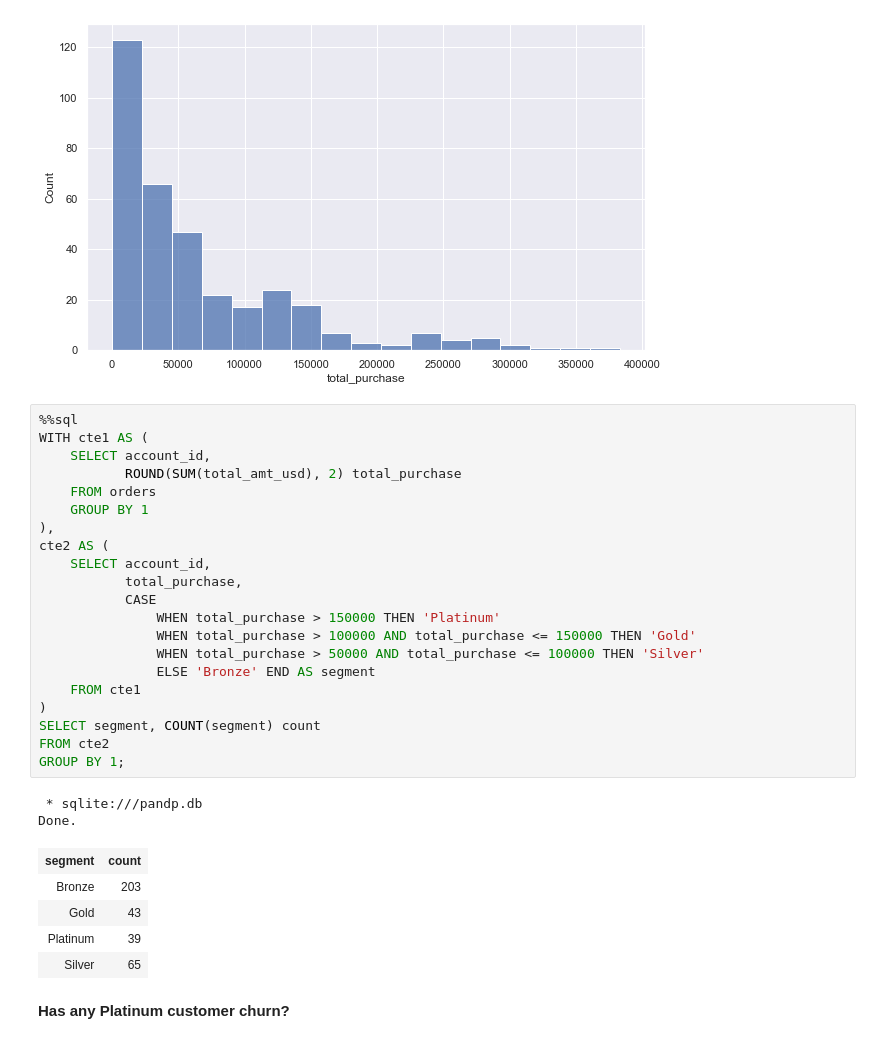
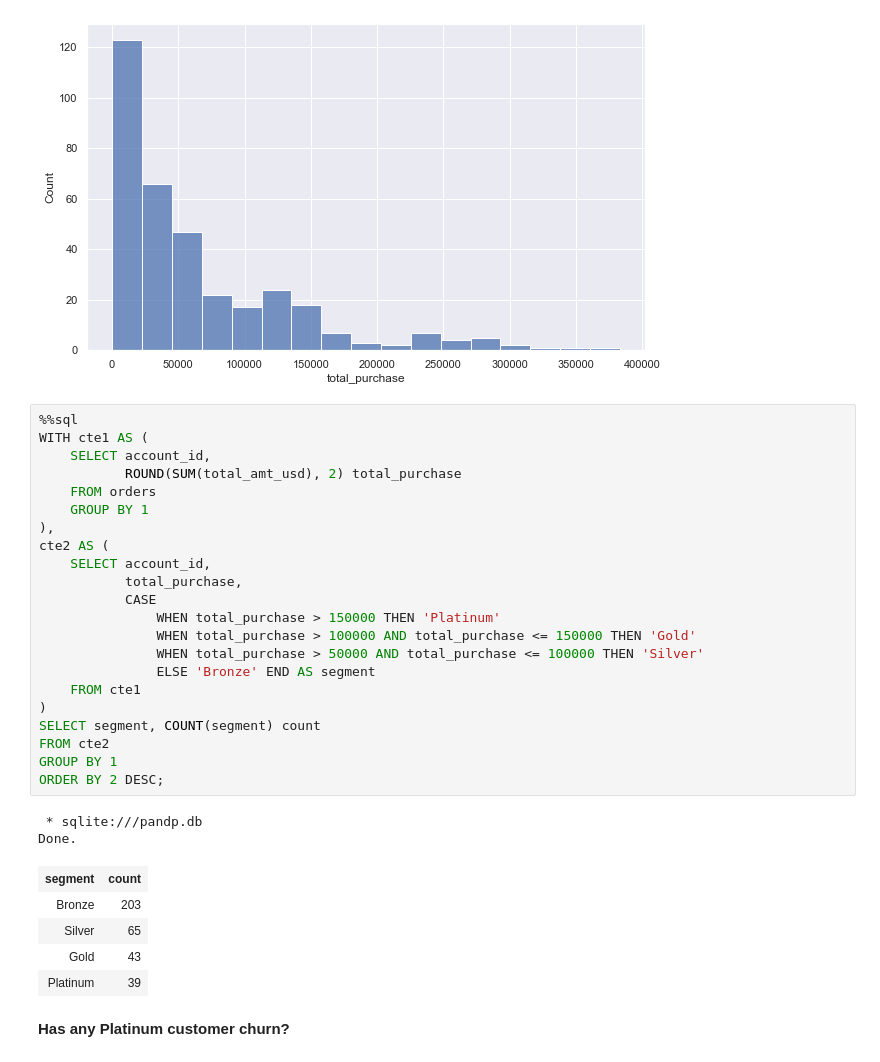
Before and after one commit to BuhariS/Interrogation-of-the-Parch-Posey-Database, a Jupyter notebook: Interrogation of the Parch & Posey Database.ipynb, the cells around one changed output. Drawn from its saved outputs; the diff is of its cells as text.

```diff
--- a/Interrogation of the Parch & Posey Database.ipynb
+++ b/Interrogation of the Parch & Posey Database.ipynb
@@ -505,32 +555,33 @@ plt.show()
 # %%
 %%sql
 WITH cte1 AS (
     SELECT account_id,
            ROUND(SUM(total_amt_usd), 2) total_purchase
     FROM orders
     GROUP BY 1
 ),
 cte2 AS (
     SELECT account_id,
            total_purchase,
            CASE
                WHEN total_purchase > 150000 THEN 'Platinum'
                WHEN total_purchase > 100000 AND total_purchase <= 150000 THEN 'Gold'
                WHEN total_purchase > 50000 AND total_purchase <= 100000 THEN 'Silver'
                ELSE 'Bronze' END AS segment
     FROM cte1
 )
 SELECT segment, COUNT(segment) count
 FROM cte2
-GROUP BY 1;
+GROUP BY 1
+ORDER BY 2 DESC;
 # %% [output]
  * sqlite:///pandp.db
 Done.
 | segment | count |
 | Bronze | 203 |
+| Silver | 65 |
 | Gold | 43 |
 | Platinum | 39 |
-| Silver | 65 |
 # %% [markdown]
 **Has any Platinum customer churn?**
 # %% [markdown]
```
Also changed, not shown: parts of 16 cells of this notebook.
